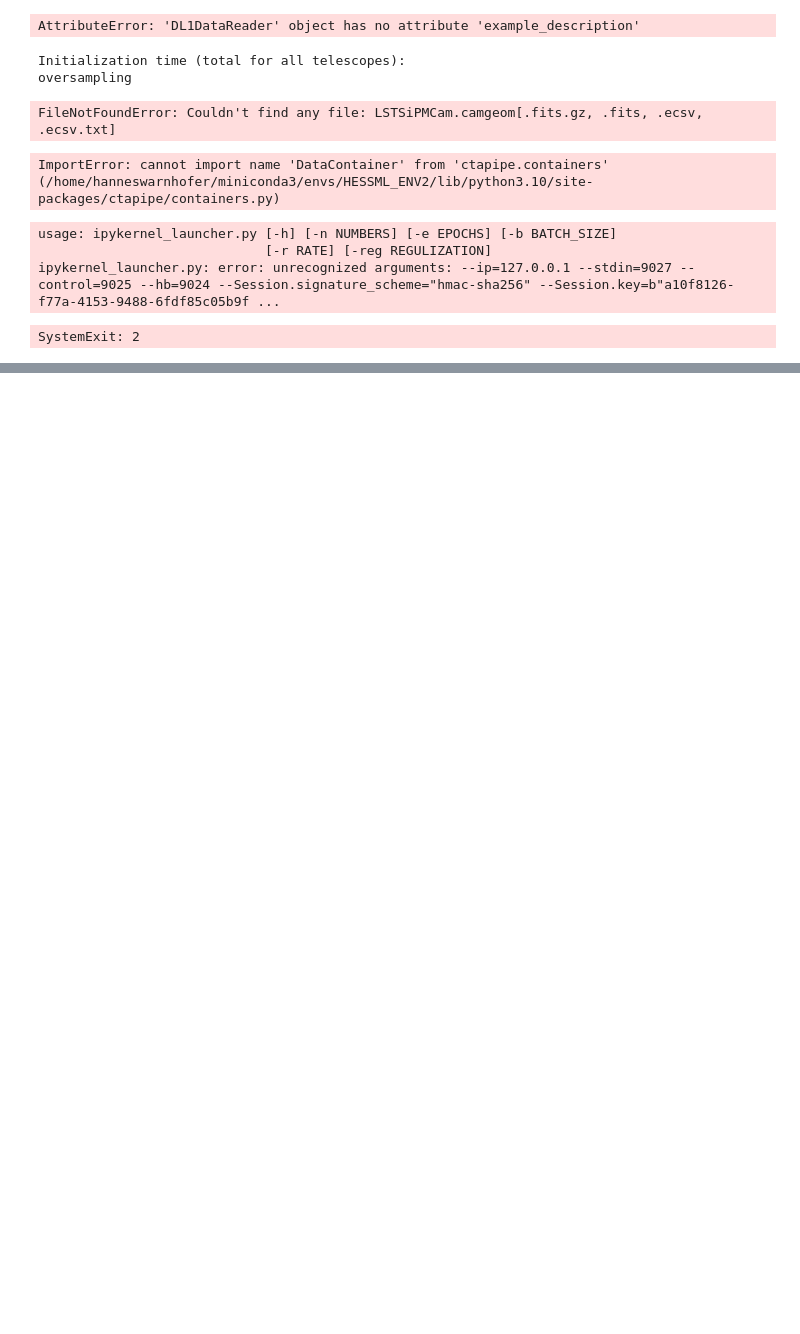
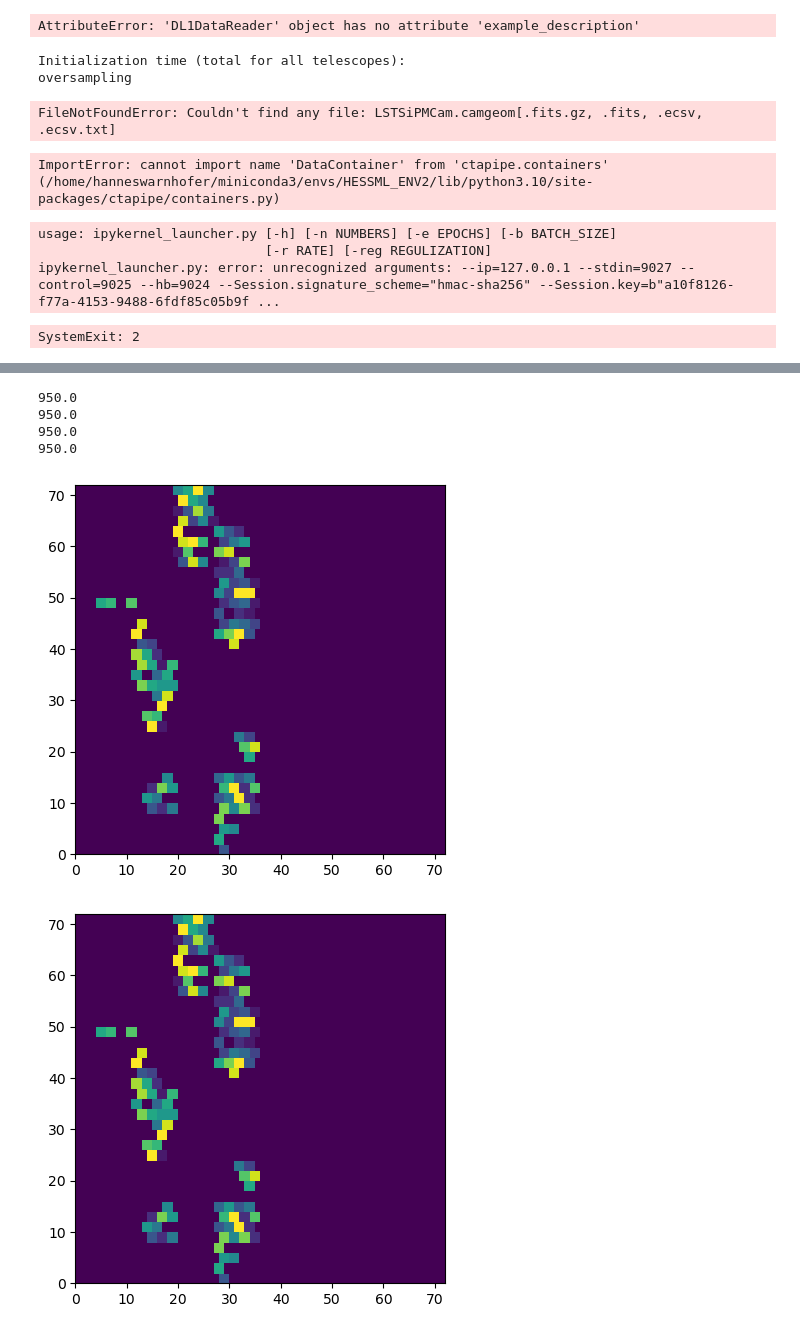
Before and after one commit to hanneswarnhofer/ECAP_HiWi_WorkingDirectory, a Jupyter notebook: TestNotebook.ipynb, the cells around one changed output, grey strips where cells are left out. Drawn from its saved outputs; the diff is of its cells as text; code cells hidden in the pictures; blank space fills up the shorter version.

```diff
--- a/TestNotebook.ipynb
+++ b/TestNotebook.ipynb
@@ -371,0 +608,25 @@ SystemExit: 2
+# %%
+def plot_image(image):
+    fig, ax = plt.subplots(1)
+    ax.set_aspect(1)
+    ax.pcolor(image[:,:,0], cmap='viridis')
+    plt.show()
+# %%
+nr = 8
+
+print(np.sum(mapped_images_1[nr]))
+print(np.sum(mapped_images_2[nr]))
+print(np.sum(mapped_images_3[nr]))
+print(np.sum(mapped_images_4[nr]))
+
+plot_image(mapped_images_1[nr])
+plot_image(mapped_images_2[nr])
+plot_image(mapped_images_3[nr])
+plot_image(mapped_images_4[nr])
+# %% [output]
+950.0
+950.0
+950.0
+950.0
+[figure, added]
+[figure, added]
```
Also changed, not shown: parts of 2 cells of this notebook, 2 other files.
